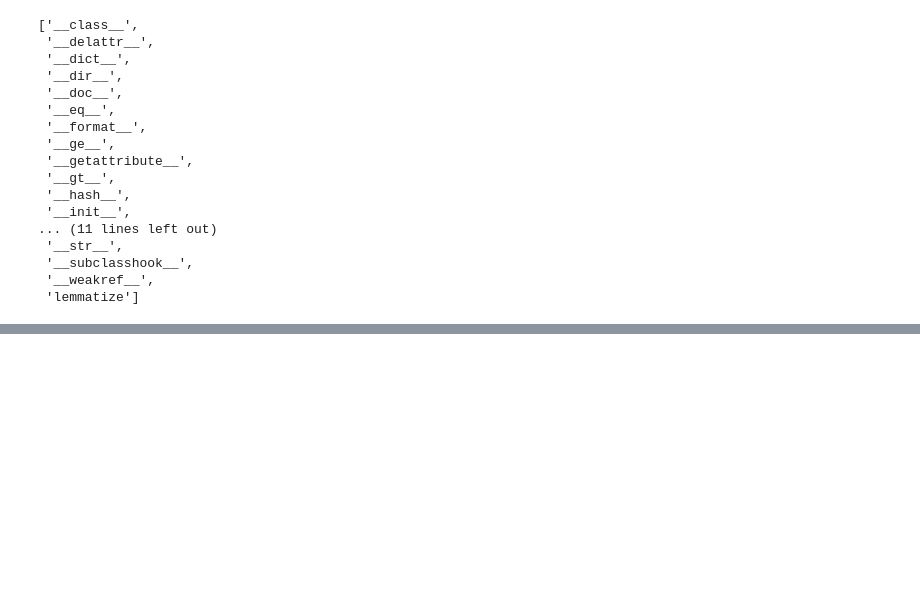
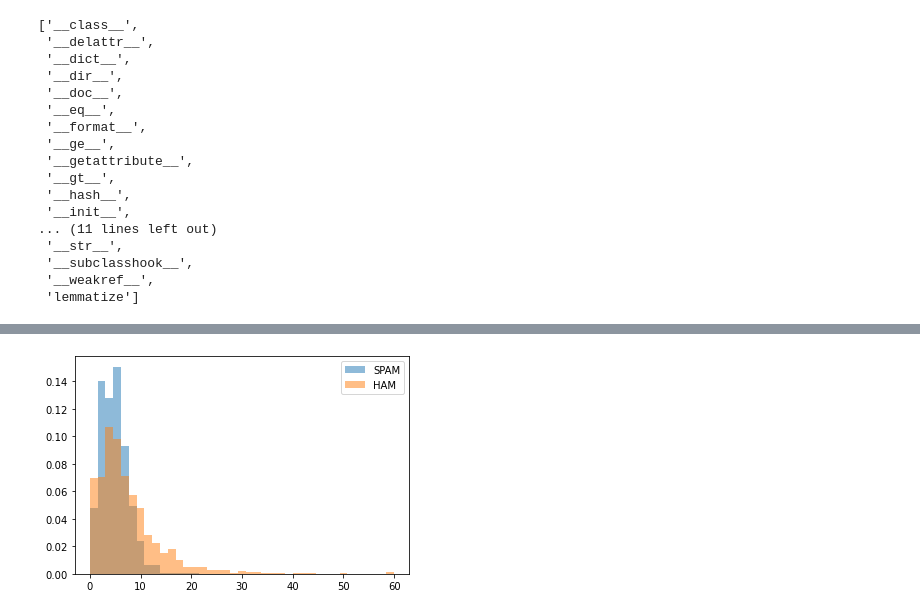
Before and after one commit to dhruvcoder96/NLP-Practice, a Jupyter notebook: Untitled.ipynb, the cells around one changed output, grey strips where cells are left out. Cells and saved outputs as stored; diff of their text form; code cells hidden in the pictures; blank space fills up the shorter version.

```diff
--- a/Untitled.ipynb
+++ b/Untitled.ipynb
@@ -283,0 +333,7 @@ class CountVectorizer(_VectorizerMixin, sklearn.base.BaseEstimator)
+# %%
+pyplot.hist(df[df['label']=='spam']['punct_no'], bins=np.linspace(0,60,40),density="True",label='SPAM',alpha=0.5)
+pyplot.hist(df[df['label']=='ham']['punct_no'], bins=np.linspace(0,60,40),density="True",label='HAM',alpha=0.5)
+pyplot.legend()
+pyplot.show()
+# %% [output]
+[figure, added]
```
Also changed, not shown: parts of 18 cells of this notebook, 2 other files.
